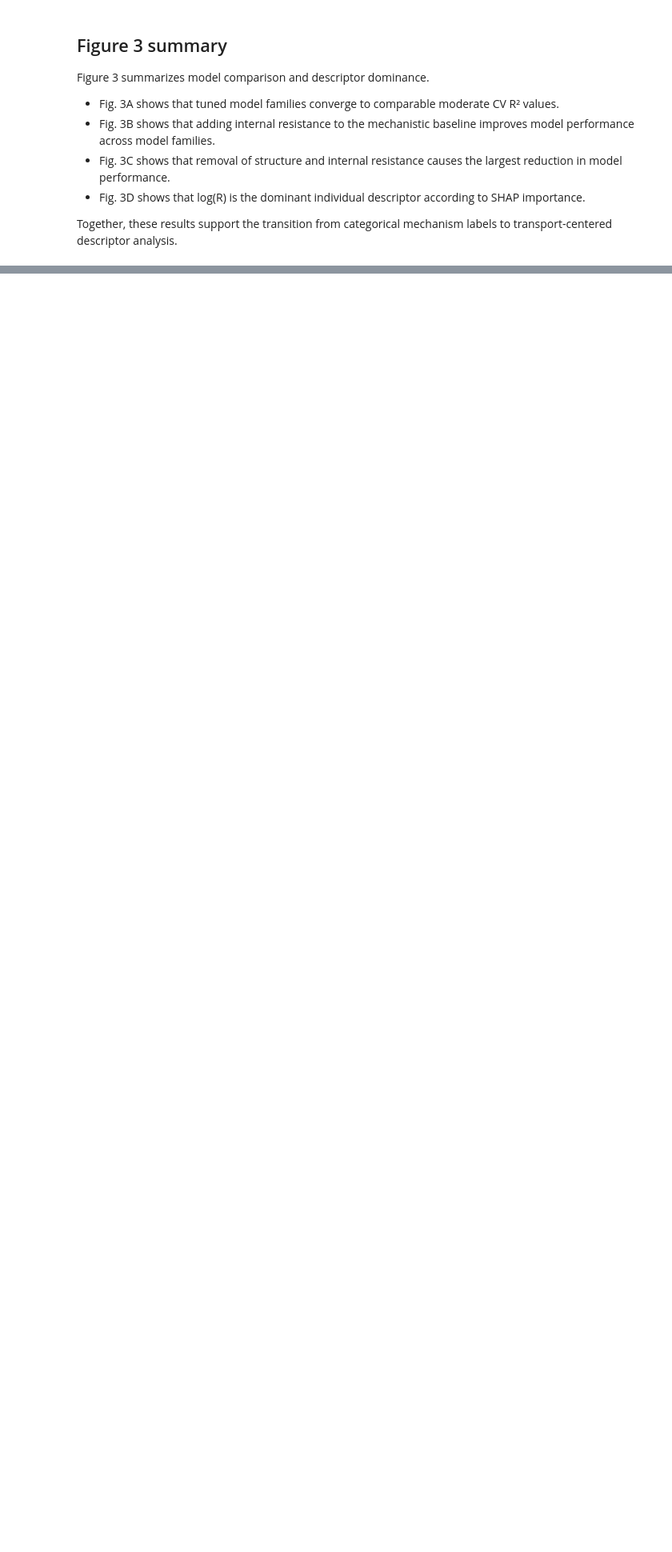
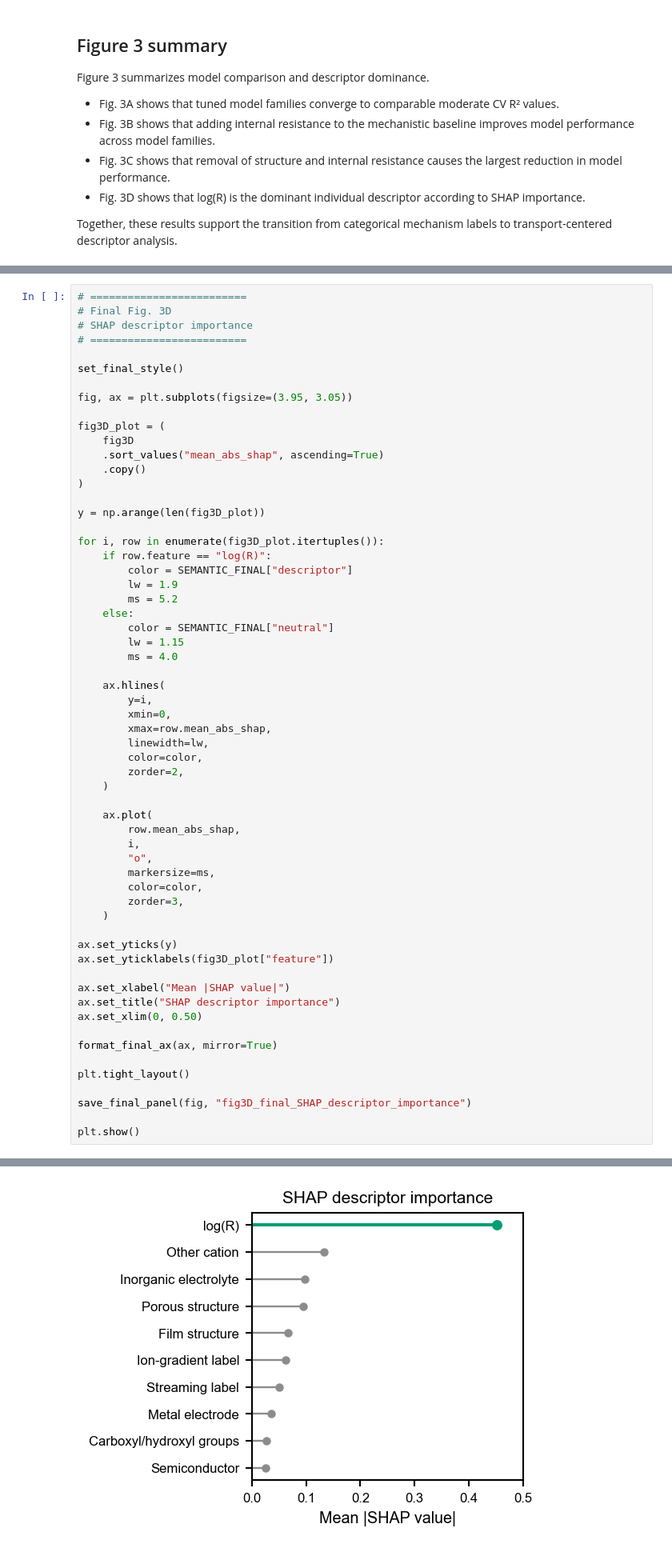
Before and after one commit to wenluanzhang/hydrovoltaic-ml, a Jupyter notebook: notebooks/14_figure3_model_comparison.ipynb, the cells around one changed output, grey strips where cells are left out. Shown at 80% size. Drawn from its saved outputs; the diff is of its cells as text; blank space fills up the shorter version.

```diff
--- a/notebooks/14_figure3_model_comparison.ipynb
+++ b/notebooks/14_figure3_model_comparison.ipynb
@@ -492,0 +938,61 @@ Together, these results support the transition from categorical mechanism labels
+# %%
+# =========================
+# Final Fig. 3D
+# SHAP descriptor importance
+# =========================
+
+set_final_style()
+
+fig, ax = plt.subplots(figsize=(3.95, 3.05))
+
+fig3D_plot = (
+    fig3D
+    .sort_values("mean_abs_shap", ascending=True)
+    .copy()
+)
+
+y = np.arange(len(fig3D_plot))
+
+for i, row in enumerate(fig3D_plot.itertuples()):
+    if row.feature == "log(R)":
+        color = SEMANTIC_FINAL["descriptor"]
+        lw = 1.9
+        ms = 5.2
+    else:
+        color = SEMANTIC_FINAL["neutral"]
+        lw = 1.15
+        ms = 4.0
+
+    ax.hlines(
+        y=i,
+        xmin=0,
+        xmax=row.mean_abs_shap,
+        linewidth=lw,
+        color=color,
+        zorder=2,
+    )
+
+    ax.plot(
+        row.mean_abs_shap,
+        i,
+        "o",
+        markersize=ms,
+        color=color,
+        zorder=3,
+    )
+
+ax.set_yticks(y)
+ax.set_yticklabels(fig3D_plot["feature"])
+
+ax.set_xlabel("Mean |SHAP value|")
+ax.set_title("SHAP descriptor importance")
+ax.set_xlim(0, 0.50)
+
+format_final_ax(ax, mirror=True)
+
+plt.tight_layout()
+
+save_final_panel(fig, "fig3D_final_SHAP_descriptor_importance")
+
+plt.show()
+# %% [output]
@@ -492,0 +1003 @@ Together, these results support the transition from categorical mechanism labels
+[figure, added]
```
Also changed, not shown: parts of 8 cells of this notebook, 4 other files.
